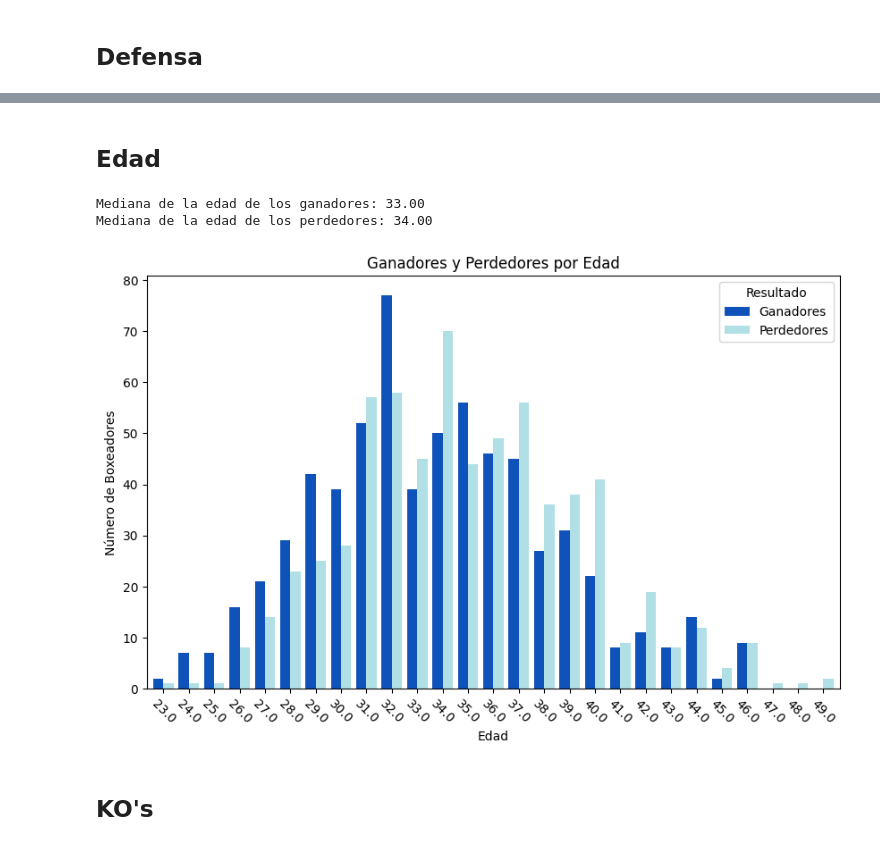
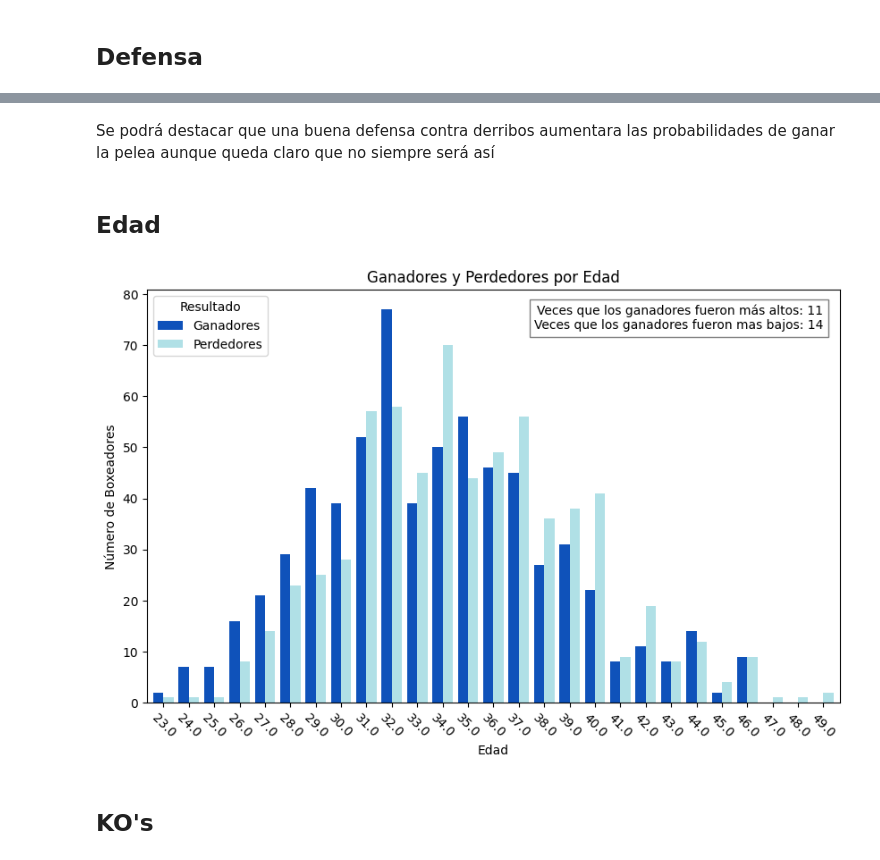
Before and after one commit to JavierRodriguezFontiveros/UFC_EDA, a Jupyter notebook: SRC/notebook/UFC_Notebook.ipynb, the cells around one changed output, grey strips where cells are left out. Cells and saved outputs as stored; diff of their text form; code cells hidden in the pictures.

```diff
--- a/SRC/notebook/UFC_Notebook.ipynb
+++ b/SRC/notebook/UFC_Notebook.ipynb
@@ -558,3 +573,5 @@ plt.show()
+# %% [markdown]
+Se podrá destacar que una buena defensa contra derribos aumentara las probabilidades de ganar la pelea aunque queda claro que no siempre será así
 # %% [markdown]
 ## Edad
 # %%
@@ -570,46 +589,38 @@ resultados = pd.concat([ganadores, perdedores], axis=1)
 resultados = resultados[['Ganador', 'Edad_Ganador', 'Perdedor', 'Edad_Perdedor']]
 
 resultados_limpios = resultados.dropna()
-# %%
-#Calculando Medianas:
-edad_ganadores = resultados_limpios['Edad_Ganador'].median()
-edad_perdedores = resultados_limpios['Edad_Perdedor'].median()
-
-print(f'Mediana de la edad de los ganadores: {edad_ganadores:.2f}')
-print(f'Mediana de la edad de los perdedores: {edad_perdedores:.2f}')
-# %% [output]
-Mediana de la edad de los ganadores: 33.00
-Mediana de la edad de los perdedores: 34.00
 # %%
 #Visualizando hipótesis:
-edades = pd.DataFrame({
-    'Ganadores': resultados_limpios['Edad_Ganador'].value_counts(),
-    'Perdedores': resultados_limpios['Edad_Perdedor'].value_counts()
-}).fillna(0)
 
+edades = pd.DataFrame({'Ganadores': resultados_limpios['Edad_Ganador'].value_counts(),
+                       'Perdedores': resultados_limpios['Edad_Perdedor'].value_counts()}).fillna(0)
 
 edades = edades.reset_index()
 edades.columns = ['Edad', 'Ganadores', 'Perdedores']
 
-
 edades.set_index('Edad', inplace=True)
 
-edades.plot(kind='bar', figsize=(10, 6), color=['#0F52BA', '#B0E0E6'], width=0.8)
+ganadores_mayores = (edades['Ganadores'] > edades['Perdedores']).sum()
+perdedores_mayores = (edades['Perdedores'] > edades['Ganadores']).sum()
 
-# Personalizando el gráfico
+ax = edades.plot(kind='bar', figsize=(10, 6), color=['#0F52BA', '#B0E0E6'], width=0.8)
+
 plt.title('Ganadores y Perdedores por Edad')
 plt.xlabel('Edad')
 plt.ylabel('Número de Boxeadores')
 plt.xticks(rotation=315)
 plt.legend(title='Resultado')
 
-# Guardando visualización
-#plt.savefig('../utils/visualizaciones/edad_victorias.png')
+plt.text(x=len(edades)-1, y=max(edades['Ganadores'].max(), edades['Perdedores'].max()) * 0.95,
+         s=f'Veces que los ganadores fueron más altos: {ganadores_mayores}\nVeces que los ganadores fueron mas bajos: {perdedores_mayores}',
+         fontsize=10, ha='right', bbox=dict(facecolor='white', alpha=0.5))
 
-# Mostrar gráfico
+#Guardando visualización:
+plt.savefig('../utils/visualizaciones/edad_victorias.png')
+
 plt.show()
 # %% [output]
-[figure, old version]
+[figure, new version]
 # %% [markdown]
 ## KO's
 # %%
```
Also changed, not shown: parts of 14 cells of this notebook, 3 other files.
